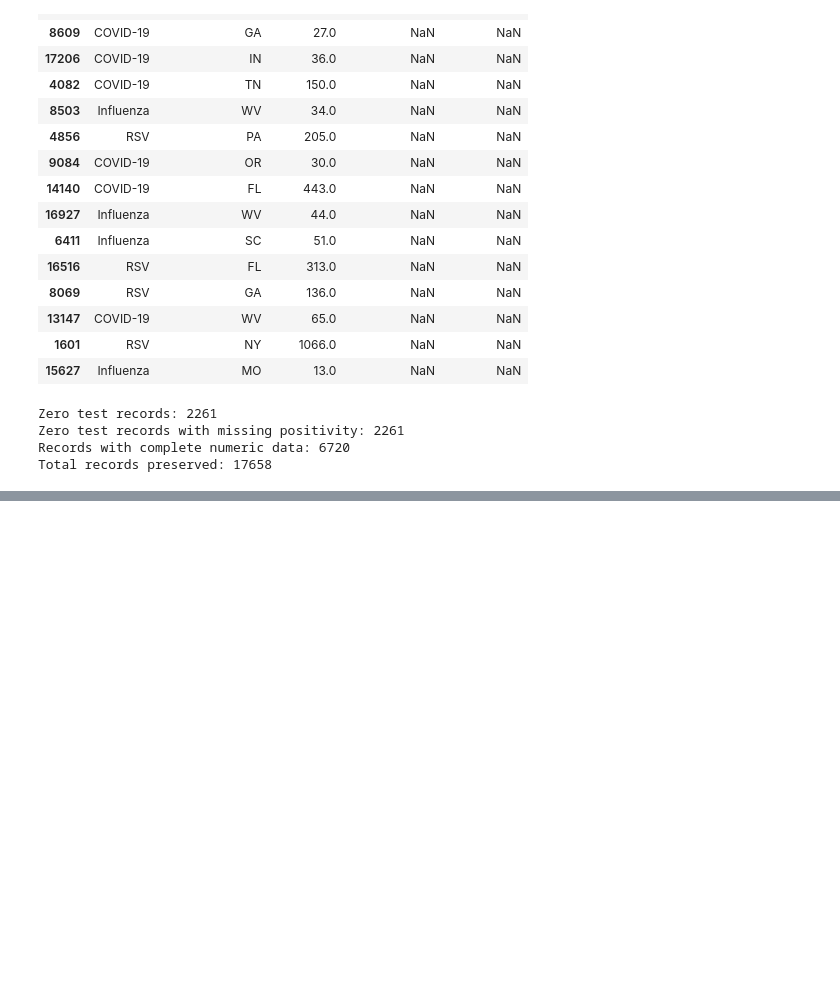
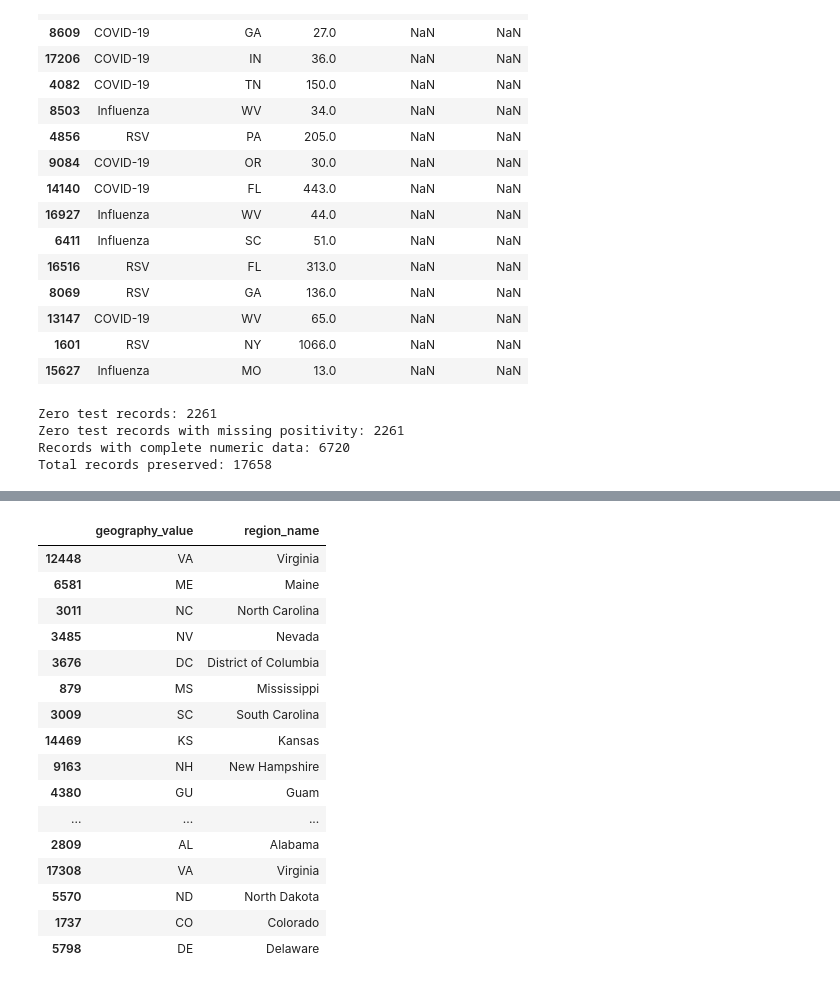
Before and after one commit to dlrakdenizz/respiratory-virus-data-analysis, a Jupyter notebook: data_preparation.ipynb, the cells around one changed output, grey strips where cells are left out. Cells and saved outputs as stored; diff of their text form; code cells hidden in the pictures; blank space fills up the shorter version.

```diff
--- a/data_preparation.ipynb
+++ b/data_preparation.ipynb
@@ -449,0 +460,86 @@ Total records preserved: 17658
+# %%
+# Map geographic codes to their corresponding names
+region_mapping = {
+    "AL": "Alabama",
+    "AK": "Alaska",
+    "AZ": "Arizona",
+    "AR": "Arkansas",
+    "CA": "California",
+    "CO": "Colorado",
+    "CT": "Connecticut",
+    "DE": "Delaware",
+    "FL": "Florida",
+    "GA": "Georgia",
+    "HI": "Hawaii",
+    "ID": "Idaho",
+    "IL": "Illinois",
+    "IN": "Indiana",
+    "IA": "Iowa",
+    "KS": "Kansas",
+    "KY": "Kentucky",
+    "LA": "Louisiana",
+    "ME": "Maine",
+    "MD": "Maryland",
+    "MA": "Massachusetts",
+    "MI": "Michigan",
+    "MN": "Minnesota",
+    "MS": "Mississippi",
+    "MO": "Missouri",
+    "MT": "Montana",
+    "NE": "Nebraska",
+    "NV": "Nevada",
+    "NH": "New Hampshire",
+    "NJ": "New Jersey",
+    "NM": "New Mexico",
+    "NY": "New York",
+    "NC": "North Carolina",
+    "ND": "North Dakota",
+    "OH": "Ohio",
+    "OK": "Oklahoma",
+    "OR": "Oregon",
+    "PA": "Pennsylvania",
+    "RI": "Rhode Island",
+    "SC": "South Carolina",
+    "SD": "South Dakota",
+    "TN": "Tennessee",
+    "TX": "Texas",
+    "UT": "Utah",
+    "VT": "Vermont",
+    "VA": "Virginia",
+    "WA": "Washington",
+    "WV": "West Virginia",
+    "WI": "Wisconsin",
+    "WY": "Wyoming",
+    "DC": "District of Columbia",
+    "PR": "Puerto Rico",
+    "GU": "Guam",
+    "VI": "U.S. Virgin Islands"
+}
+
+# Create a new column using the mapping dictionary
+clean_df["region_name"] = clean_df["geography_value"].map(
+    region_mapping
+)
+
+# Inspect the results
+clean_df[
+    ["geography_value", "region_name"]
+].sample(20)
+# %% [output]
+|  | geography_value | region_name |
+| 12448 | VA | Virginia |
+| 6581 | ME | Maine |
+| 3011 | NC | North Carolina |
+| 3485 | NV | Nevada |
+| 3676 | DC | District of Columbia |
+| 879 | MS | Mississippi |
+| 3009 | SC | South Carolina |
+| 14469 | KS | Kansas |
+| 9163 | NH | New Hampshire |
+| 4380 | GU | Guam |
+| ... | ... | ... |
+| 2809 | AL | Alabama |
+| 17308 | VA | Virginia |
+| 5570 | ND | North Dakota |
+| 1737 | CO | Colorado |
+| 5798 | DE | Delaware |
```
Also changed, not shown: parts of 7 cells of this notebook.
